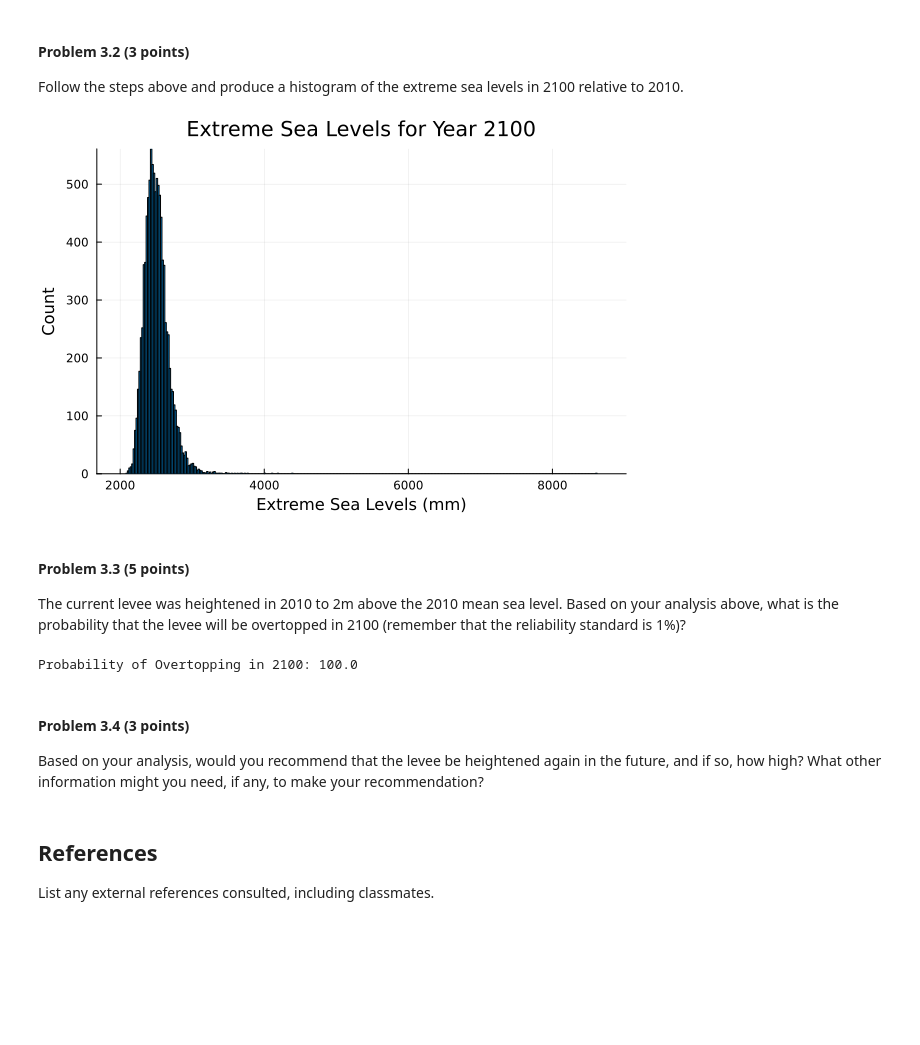
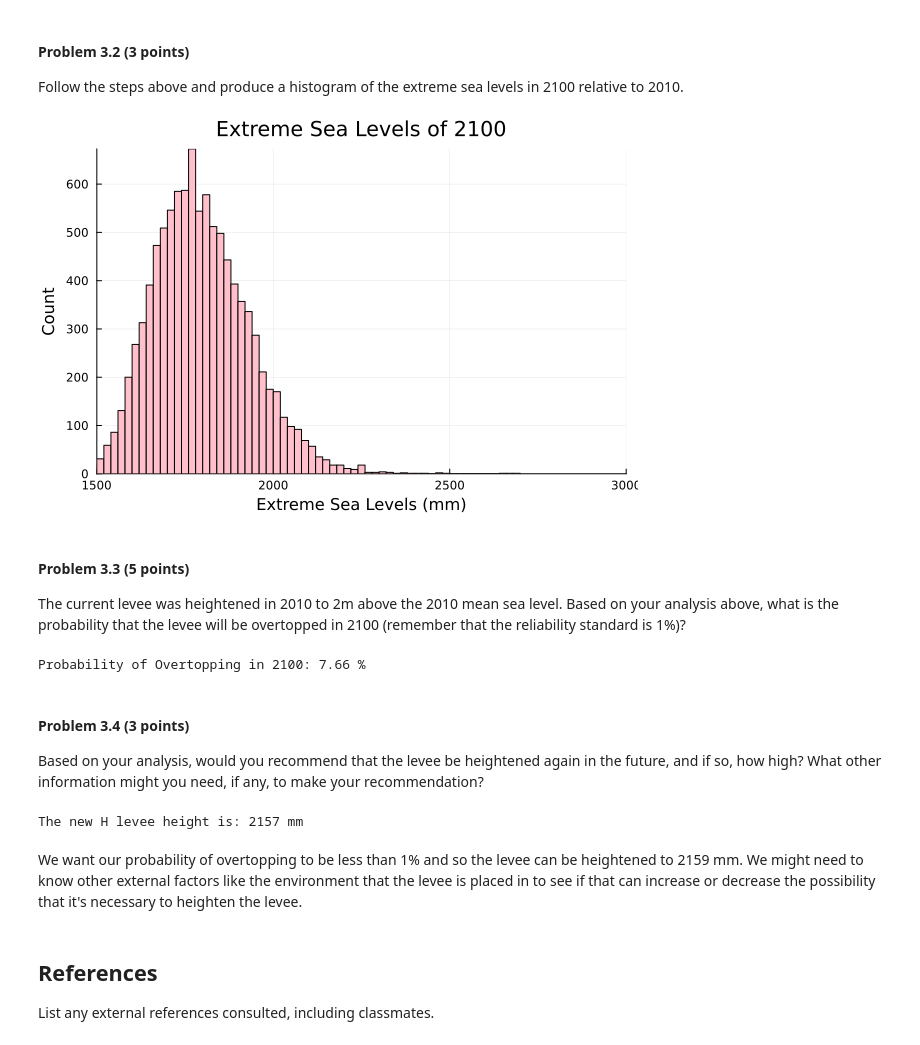
Before and after one commit to BEE4750-FA23/hw3-Ruby554, a Jupyter notebook: hw03.ipynb, the cells around one changed output. Cells and saved outputs as stored; diff of their text form; code cells hidden in the pictures; blank space fills up the shorter version.

```diff
--- a/hw03.ipynb
+++ b/hw03.ipynb
@@ -427,51 +413,76 @@ Since we want to compute the distribution of extreme sea levels in 2100 relative
 
 Follow the steps above and produce a histogram of the extreme sea levels
 in 2100 relative to 2010.
-# %%
-#Histogram of extreme sea levels in 2100 relative to 2010
-#Step 1
-subsidence = 1.2
-#Step 2
-max_tide= rand((tide_distribution), 10000);
-sub_total= max_tide .-subsidence*(2100-2010+1)
-#Step 3
-#Step 4
-max_tide_and_subsidence= level_1 .+ sub_total .+ max_tide
-
-histogram(max_tide_and_subsidence, xlabel= "Extreme Sea Levels (mm)", ylabel="Count", title= "Extreme Sea Levels for Year 2100", legend=:false)
-# %% [output]
-[figure, removed]
+# %%
+subs = 1.2
+
+max_tides = rand(tide_distribution, 10000)
+
+total_subs =  max_tides .+ subs * (2100 - 2010 + 1)
+
+max_sea_levels = level_1 .+ total_subs
+
+histogram(max_sea_levels,
+    title = "Extreme Sea Levels of 2100",
+    xlabel = "Extreme Sea Levels (mm)",
+    ylabel = "Count",
+    legend=:false,
+    xlims = (1500, 3000),
+    color=:pink)
+# %% [output]
+[figure, added]
 # %% [markdown]
 #### Problem 3.3 (5 points)
 
 The current levee was heightened in 2010 to 2m above the 2010 mean sea level. Based on your analysis above, what is the probability that the levee will be overtopped in 2100 (remember that the reliability standard is 1%)?
 # %%
-#2 lines of code; what % is going over the 2 meters
-reliability=0.01
-#probability of failure
-prob_fail= 1-.01
+#What % is going over the 2 meters?
+#reliability=0.01
+
 #Levee Height
 H_lev= 2000         #2m is equal to 2000mm
 
-count=0
-for i in max_tide_and_subsidence
+#We want a for loop to go through max sea levels and find the amount of heights surpassing 2000mm
+num_2020=0
+for i in max_sea_levels
     if i > H_lev
-        count +=1
+        num_2020 +=1
     end
 end
 
-prob_lev= count/10000 *100
+#Divide by samples and then multiply by 100%
+prob_lev= num_2020/10000 *100
 
 # Display the result
-println("Probability of Overtopping in 2100: $prob_lev")
+println("Probability of Overtopping in 2100: $prob_lev", " %")
 # %% [output]
-Probability of Overtopping in 2100: 100.0
+Probability of Overtopping in 2100: 7.66 %
 # %% [markdown]
 #### Problem 3.4 (3 points)
 
 Based on your analysis, would you recommend that the levee be heightened
 again in the future, and if so, how high? What other information might
 you need, if any, to make your recommendation?
+# %%
+H_lev_new= 2000
+while prob_lev> 1
+    num_2020=0
+    H_lev_new=H_lev_new+1
+    for i in max_sea_levels
+        if i > H_lev_new
+            num_2020 +=1
+        end
+    end
+    prob_lev= num_2020/10000 *100
+end
+
+return H_lev_new
+
+println("The new H levee height is: $H_lev_new ", "mm")
+# %% [output]
+The new H levee height is: 2157 mm
+# %% [markdown]
+We want our probability of overtopping to be less than 1% and so the levee can be heightened to 2159 mm. We might need to know other external factors like the environment that the levee is placed in to see if that can increase or decrease the possibility that it's necessary to heighten the levee.
 # %% [markdown]
 ## References
 
```
Also changed, not shown: parts of 11 cells of this notebook.
